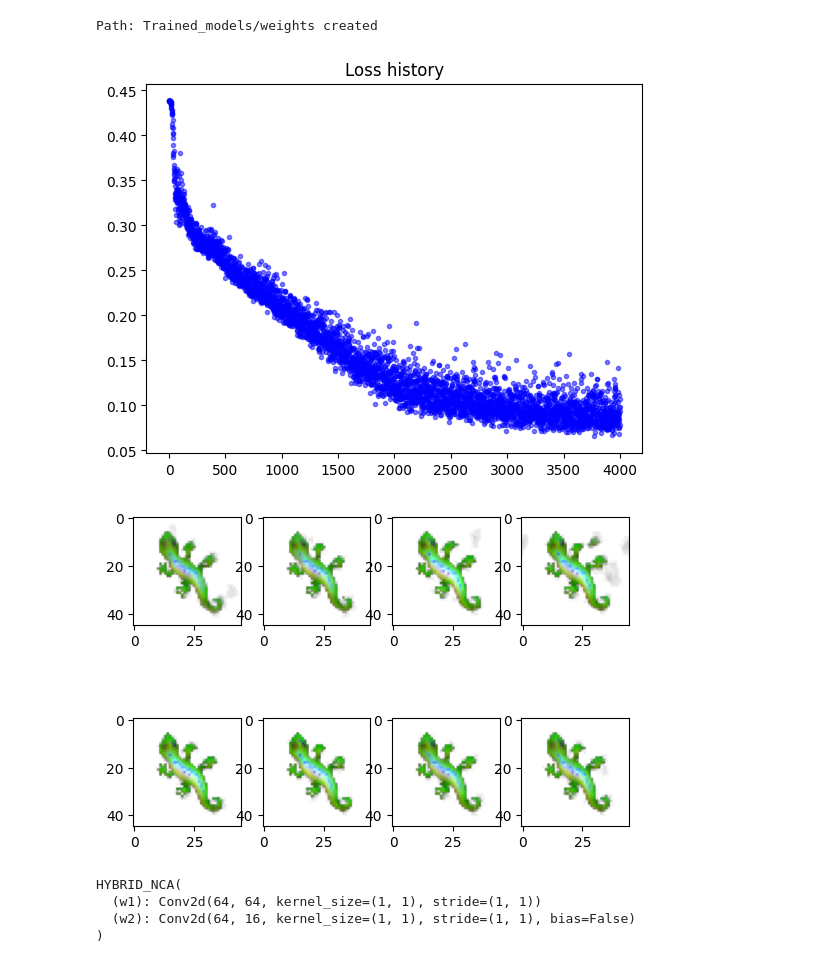
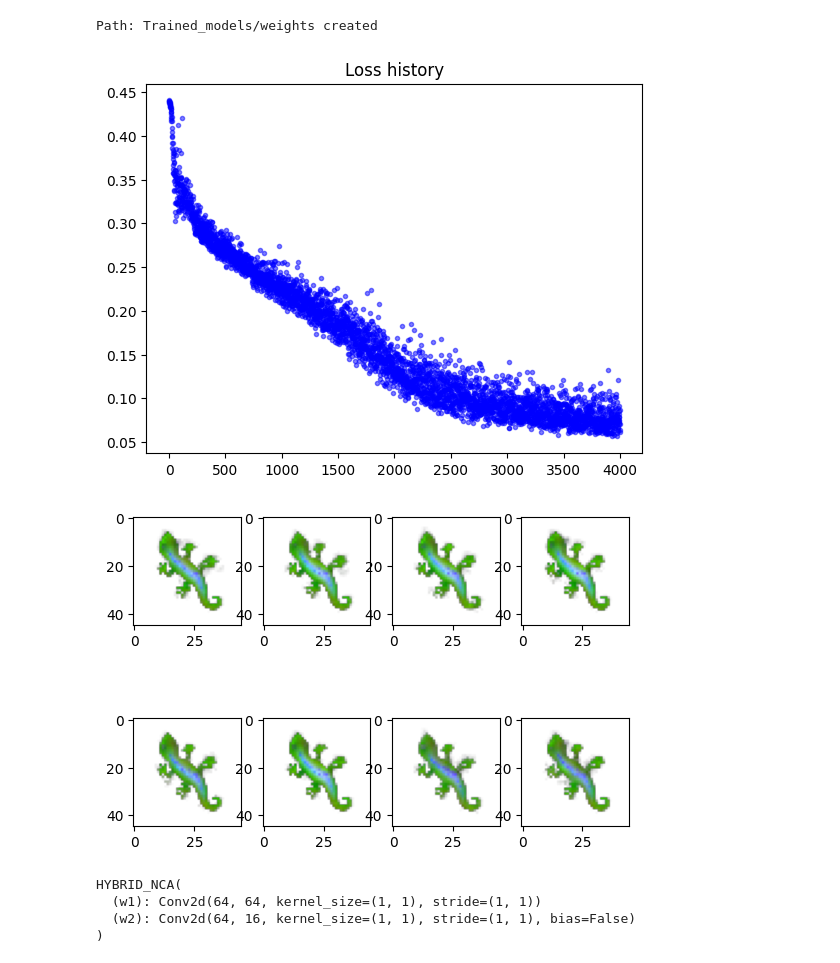
Before and after one commit to lshofsl/Advanced-topics-in-PoD-project-, a Jupyter notebook: ER_NCA.ipynb, the cells around one changed output. Saved outputs shown, nothing was run; the diff lists cells and outputs as text; code cells hidden in the pictures.

Commit message:
Energy gradient with MLP trained with damage

```diff
--- a/ER_NCA.ipynb
+++ b/ER_NCA.ipynb
@@ -237,7 +237,7 @@ def create_circular_mask(HEIGHT, WIDTH, center_x, center_y, radius, device="cuda
     return distance_squared <= (radius ** 2)
 # %%
 #@title Training { vertical-output: true}
-DAMAGE_N = 0
+DAMAGE_N = 2
 lambda_mono = 0.08
 lambda_drift = 0.5
 K = 20
@@ -341,35 +341,35 @@ for i in range(TRAINING_ITERS + 1):
     torch.nn.utils.clip_grad_norm_(nca.parameters(), max_norm=1.0)
     optim.step()
     scheduler.step()
 
 
     # 5. Commit States to Pool
     with torch.no_grad():
         batch.x = x.detach().cpu().numpy()
         batch.commit(steps_taken=T, reset_mask=reset_mask)
 
         # Extended age pruning threshold
         if i % 50 == 0:
             pool.prune_old_states(max_age=800, seed_np=seed_np)
 
     # Logging
     loss_log.append(loss_recon.detach().item())
 
     if i % 100 == 0:
         print(f"Training iter {i}, loss = {loss.item():.5f}")
         plt.clf()
         clear_output()
         plt.figure(1, figsize=(10, 4))
         plt.title('Loss history')
         plt.plot(loss_log, '.', alpha=0.5, color="b")
         utils.show_batch(x[-8:])  # Display mature states from batch
         plt.show(block=False)
         plt.pause(0.01)
 
         torch.save(nca.state_dict(), "Trained_models/" + name + ".pth")
 # %% [output]
-[figure, old version]
+[figure, new version]
-[figure, old version]
+[figure, new version]
 # %%
 del nca
 del optim
```
Also changed, not shown: parts of 6 cells of this notebook.
